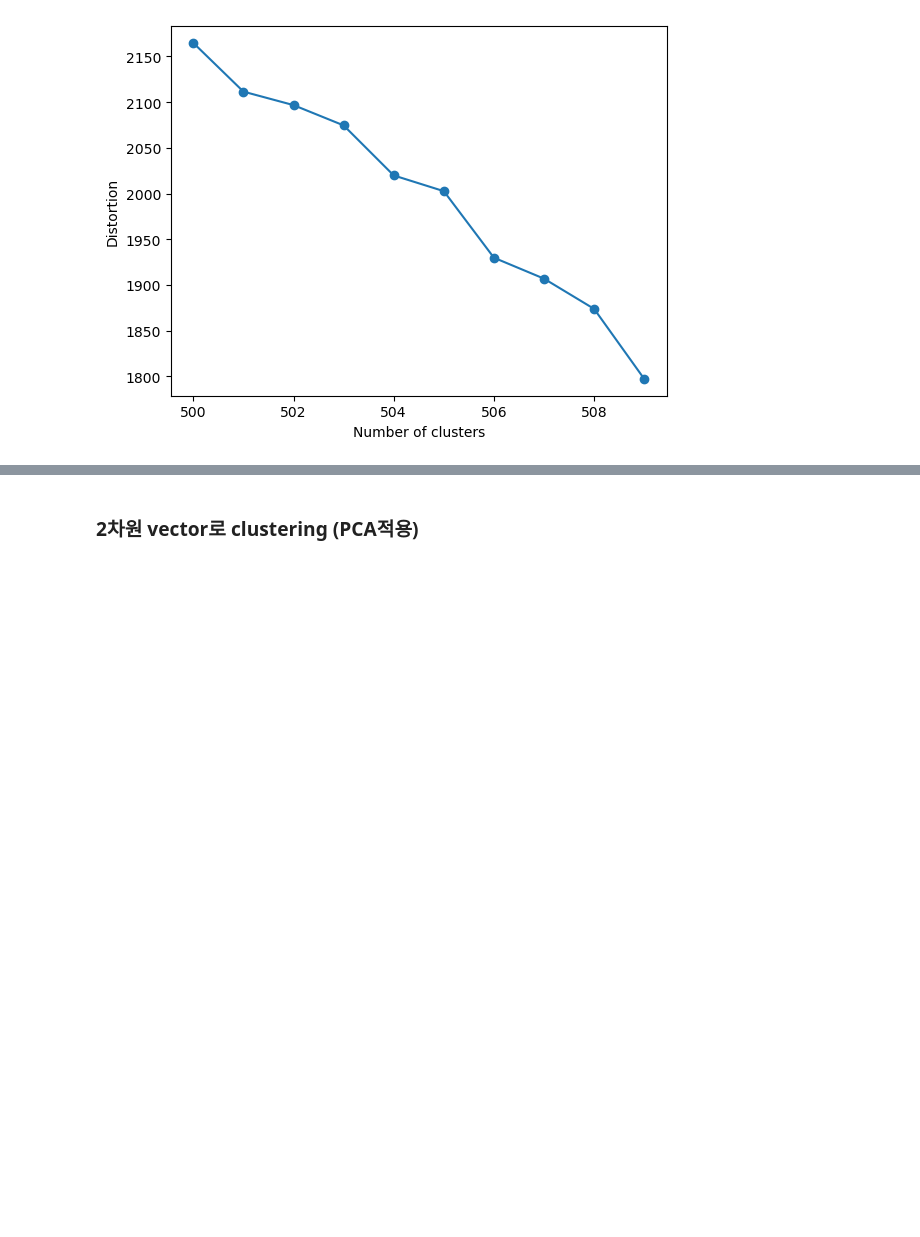
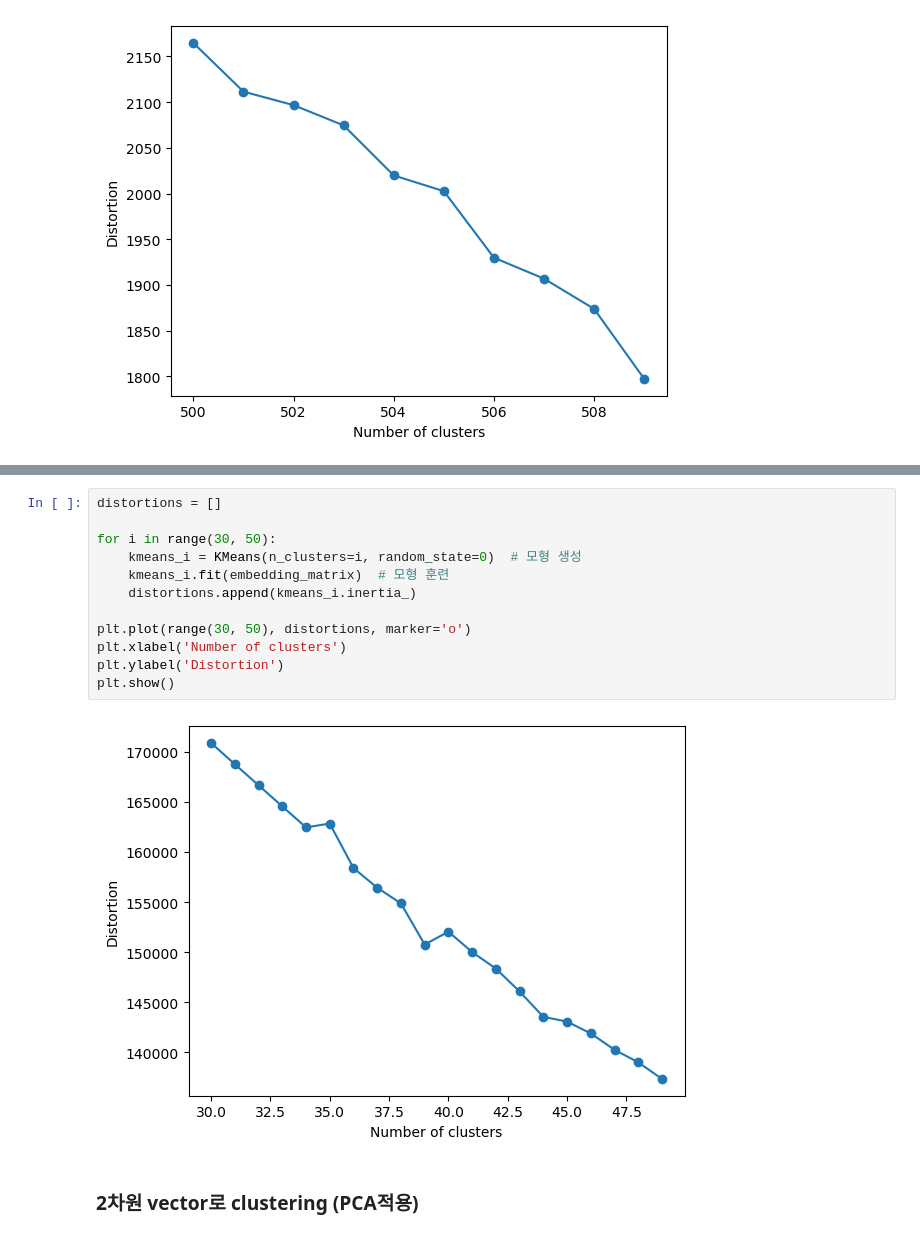
Before and after one commit to hurontrara/hufs-ml-mlserver, a Jupyter notebook: word2vec.ipynb, the cells around one changed output, grey strips where cells are left out. Cells and saved outputs as stored; diff of their text form; blank space fills up the shorter version.

```diff
--- a/word2vec.ipynb
+++ b/word2vec.ipynb
@@ -332,3 +334,17 @@ plt.show()
+# %%
+distortions = []
+
+for i in range(30, 50):
+    kmeans_i = KMeans(n_clusters=i, random_state=0)  # 모형 생성
+    kmeans_i.fit(embedding_matrix)  # 모형 훈련
+    distortions.append(kmeans_i.inertia_)
+
+plt.plot(range(30, 50), distortions, marker='o')
+plt.xlabel('Number of clusters')
+plt.ylabel('Distortion')
+plt.show()
+# %% [output]
+[figure, added]
 # %% [markdown]
 ### 2차원 vector로 clustering (PCA적용)
 # %%
```
Also changed, not shown: parts of 9 cells of this notebook.
